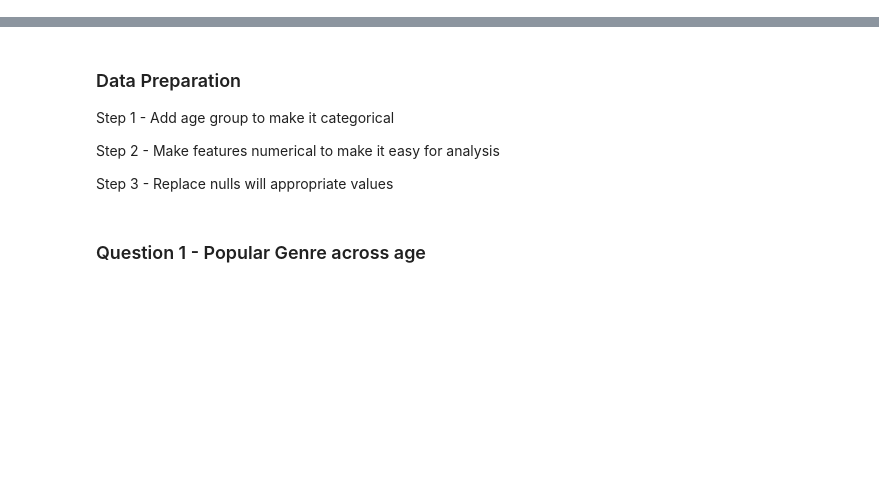
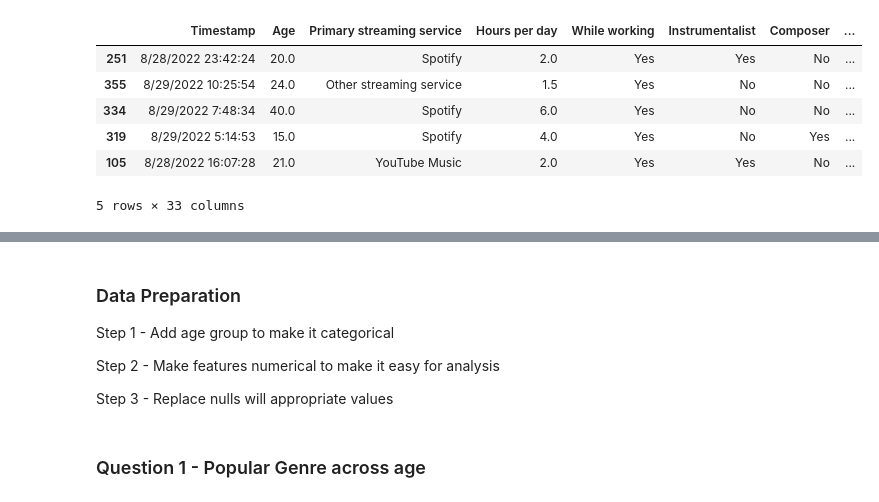
Before and after one commit to pkarey/project-1, a Jupyter notebook: music_GW_project.ipynb, the cells around one changed output, grey strips where cells are left out. Saved outputs shown, nothing was run; the diff lists cells and outputs as text; code cells hidden in the pictures; blank space fills up the shorter version.

```diff
--- a/music eda v1.ipynb
+++ b/music_GW_project.ipynb
@@ -3,0 +38,10 @@
+# %%
+music.sample(5)
+# %% [output]
+|  | Timestamp | Age | Primary streaming service | Hours per day | While working | Instrumentalist | Composer | ... |
+| 251 | 8/28/2022 23:42:24 | 20.0 | Spotify | 2.0 | Yes | Yes | No | ... |
+| 355 | 8/29/2022 10:25:54 | 24.0 | Other streaming service | 1.5 | Yes | No | No | ... |
+| 334 | 8/29/2022 7:48:34 | 40.0 | Spotify | 6.0 | Yes | No | No | ... |
+| 319 | 8/29/2022 5:14:53 | 15.0 | Spotify | 4.0 | Yes | No | Yes | ... |
+| 105 | 8/28/2022 16:07:28 | 21.0 | YouTube Music | 2.0 | Yes | Yes | No | ... |
+5 rows × 33 columns
```
Also changed, not shown: parts of 25 cells of this notebook, 5 other files.
